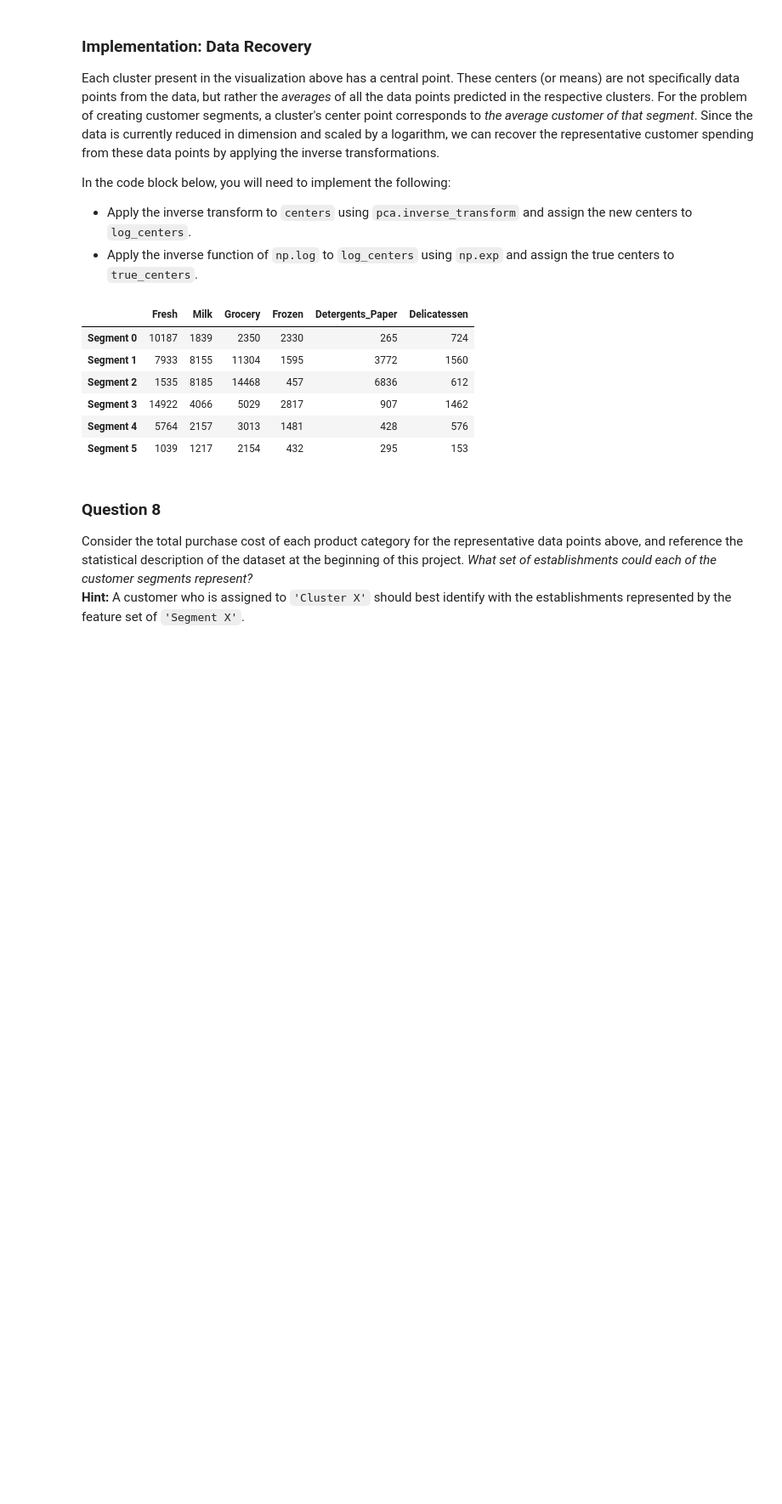
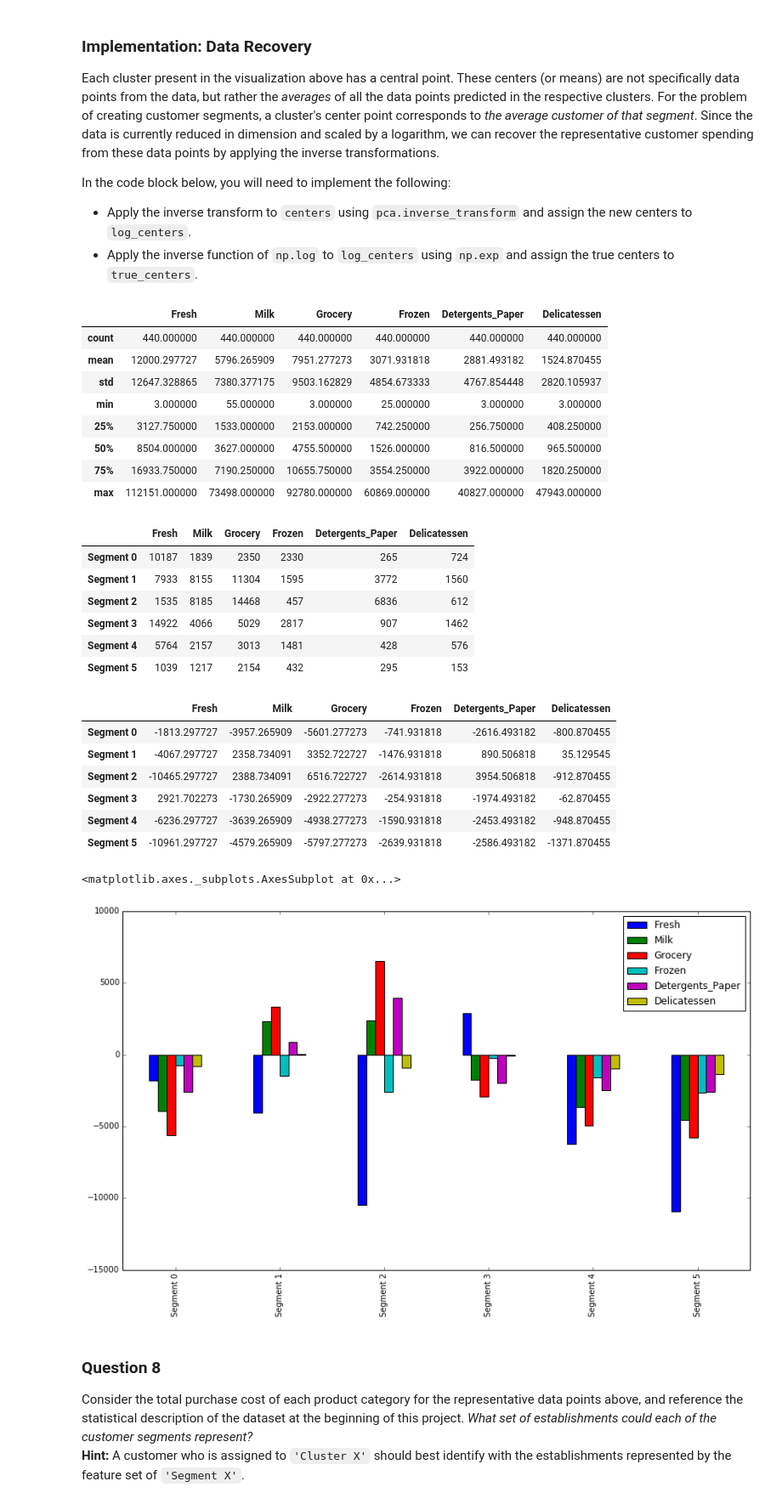
Before and after one commit to llathrop/creating_customer_segments, a Jupyter notebook: customer_segments.ipynb, the cells around one changed output. Shown at 85% size. Saved outputs shown, nothing was run; the diff lists cells and outputs as text; code cells hidden in the pictures; blank space fills up the shorter version.

Commit message:
add a visualization of data for Ques 8

```diff
--- a/customer_segments.ipynb
+++ b/customer_segments.ipynb
@@ -489,23 +489,51 @@ In the code block below, you will need to implement the following:
 # %%
 # TODO: Inverse transform the centers
 log_centers = pca.inverse_transform(clusterer.means_)
 
 # TODO: Exponentiate the centers
 true_centers = np.exp(log_centers)
 
 # Display the true centers
 segments = ['Segment {}'.format(i) for i in range(0,len(centers))]
 true_centers = pd.DataFrame(np.round(true_centers), columns = data.keys())
 true_centers.index = segments
+
+difffrommean=pd.DataFrame()
+for i in data.describe().T['std'].index.values.tolist():
+    difffrommean[i]=((true_centers[i]- data.describe().T['mean'][i]))
+
+# Display a description of the dataset
+display(data.describe())
 display(true_centers)
+
+display(difffrommean)
+difffrommean.plot(kind='bar',legend = True, figsize=(14,8))
 # %% [output]
 |  | Fresh | Milk | Grocery | Frozen | Detergents_Paper | Delicatessen |
-| Segment 0 | 10187 | 1839 | 2350 | 2330 | 265 | 724 |
-| Segment 1 | 7933 | 8155 | 11304 | 1595 | 3772 | 1560 |
-| Segment 2 | 1535 | 8185 | 14468 | 457 | 6836 | 612 |
-| Segment 3 | 14922 | 4066 | 5029 | 2817 | 907 | 1462 |
-| Segment 4 | 5764 | 2157 | 3013 | 1481 | 428 | 576 |
-| Segment 5 | 1039 | 1217 | 2154 | 432 | 295 | 153 |
+| count | 440.000000 | 440.000000 | 440.000000 | 440.000000 | 440.000000 | 440.000000 |
+| mean | 12000.297727 | 5796.265909 | 7951.277273 | 3071.931818 | 2881.493182 | 1524.870455 |
+| std | 12647.328865 | 7380.377175 | 9503.162829 | 4854.673333 | 4767.854448 | 2820.105937 |
+| min | 3.000000 | 55.000000 | 3.000000 | 25.000000 | 3.000000 | 3.000000 |
+| 25% | 3127.750000 | 1533.000000 | 2153.000000 | 742.250000 | 256.750000 | 408.250000 |
+| 50% | 8504.000000 | 3627.000000 | 4755.500000 | 1526.000000 | 816.500000 | 965.500000 |
+| 75% | 16933.750000 | 7190.250000 | 10655.750000 | 3554.250000 | 3922.000000 | 1820.250000 |
+| max | 112151.000000 | 73498.000000 | 92780.000000 | 60869.000000 | 40827.000000 | 47943.000000 |
+|  | Fresh | Milk | Grocery | Frozen | Detergents_Paper | Delicatessen |
+| Segment 0 | 10187 | 1839 | 2350 | 2330 | 265 | 724 |
+| Segment 1 | 7933 | 8155 | 11304 | 1595 | 3772 | 1560 |
+| Segment 2 | 1535 | 8185 | 14468 | 457 | 6836 | 612 |
+| Segment 3 | 14922 | 4066 | 5029 | 2817 | 907 | 1462 |
+| Segment 4 | 5764 | 2157 | 3013 | 1481 | 428 | 576 |
+| Segment 5 | 1039 | 1217 | 2154 | 432 | 295 | 153 |
+|  | Fresh | Milk | Grocery | Frozen | Detergents_Paper | Delicatessen |
+| Segment 0 | -1813.297727 | -3957.265909 | -5601.277273 | -741.931818 | -2616.493182 | -800.870455 |
+| Segment 1 | -4067.297727 | 2358.734091 | 3352.722727 | -1476.931818 | 890.506818 | 35.129545 |
+| Segment 2 | -10465.297727 | 2388.734091 | 6516.722727 | -2614.931818 | 3954.506818 | -912.870455 |
+| Segment 3 | 2921.702273 | -1730.265909 | -2922.277273 | -254.931818 | -1974.493182 | -62.870455 |
+| Segment 4 | -6236.297727 | -3639.265909 | -4938.277273 | -1590.931818 | -2453.493182 | -948.870455 |
+| Segment 5 | -10961.297727 | -4579.265909 | -5797.277273 | -2639.931818 | -2586.493182 | -1371.870455 |
+<matplotlib.axes._subplots.AxesSubplot at 0x...>
+[figure, added]
 # %% [markdown]
 ### Question 8
 Consider the total purchase cost of each product category for the representative data points above, and reference the statistical description of the dataset at the beginning of this project. *What set of establishments could each of the customer segments represent?*
```
Also changed, not shown: parts of 1 cell of this notebook.
